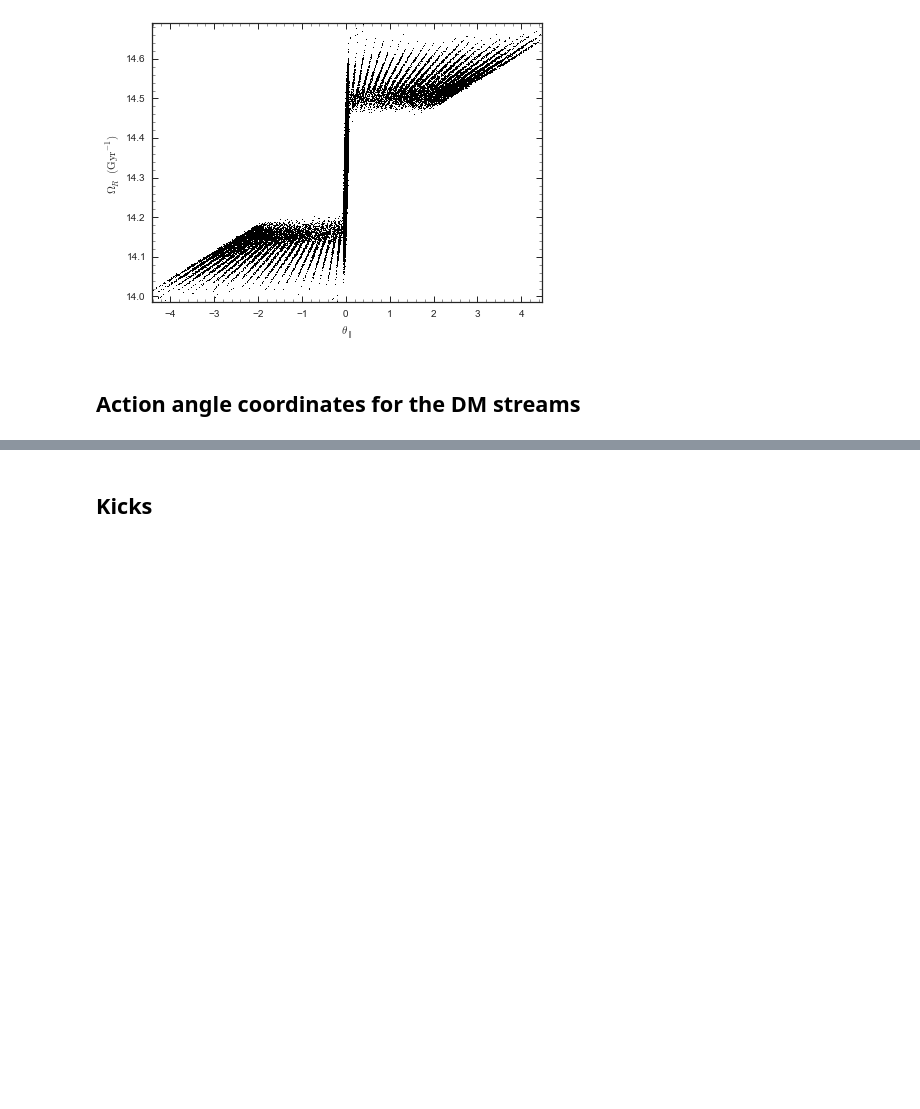
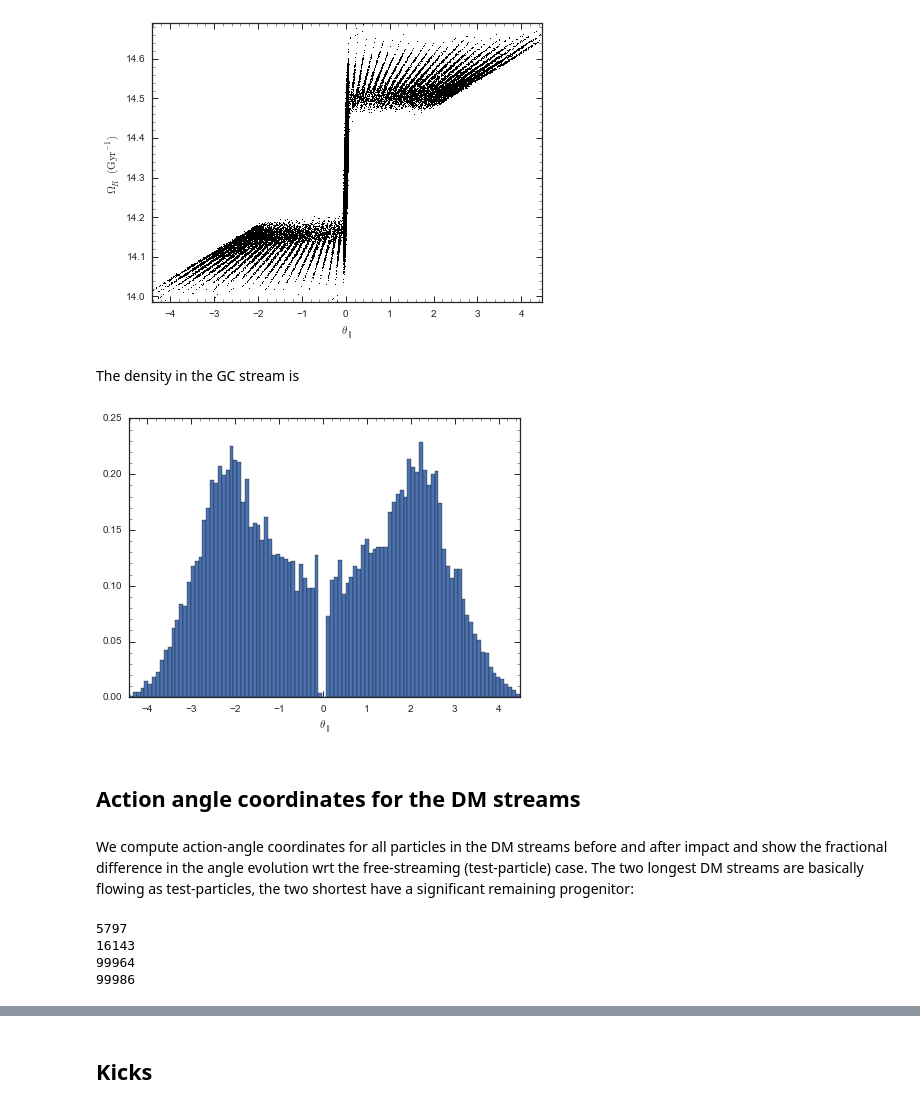
Before and after one commit to jobovy/stream-stream, a Jupyter notebook: py/SnapshotAnalysis.ipynb, the cells around one changed output, grey strips where cells are left out. Saved outputs shown, nothing was run; the diff lists cells and outputs as text; code cells hidden in the pictures; blank space fills up the shorter version.

```diff
--- a/py/SnapshotAnalysis.ipynb
+++ b/py/SnapshotAnalysis.ipynb
@@ -371,8 +374,19 @@ bovy_plot.bovy_plot(apar,
 # %% [output]
 [<matplotlib.lines.Line2D at 0x...>]
 [figure]
+# %% [markdown]
+The density in the GC stream is
+# %%
+thetap= (numpy.pi+(acfs[7]-numpy.median(acfs[7]))) % (2.*numpy.pi)
+debrisIndx= numpy.fabs(thetap-numpy.pi) > (6.*numpy.median(numpy.fabs(thetap-numpy.median(thetap))))
+dum= bovy_plot.bovy_hist(apar[debrisIndx],bins=101,normed=True,
+                        xlabel=r'$\theta_\parallel$')
+# %% [output]
+[figure, added]
 # %% [markdown]
 ## Action angle coordinates for the DM streams
+# %% [markdown]
+We compute action-angle coordinates for all particles in the DM streams before and after impact and show the fractional difference in the angle evolution wrt the free-streaming (test-particle) case. The two longest DM streams are basically flowing as test-particles, the two shortest have a significant remaining progenitor:
 # %%
 aa_filenames= [os.path.join(os.getenv('DATADIR'),
                             'bovy','stream-stream',fname)
@@ -392,3 +406,41 @@ RvRs.extend([rectangular_to_cylindrical(snap[100000:,1:,-1])
                    snap_dm0p375_after,snap_dm0p5_after]])
 for aa_filename, RvR in zip(aa_filenames,RvRs):
     dum= calc_aA_sim(RvR,aa_filename)
+# %%
+# Load the 0.125 one
+acfs_0p125_until= calc_aA_sim(None,os.path.join(os.getenv('DATADIR'),'bovy',
+                                                'stream-stream','dm_evol_0.125_untilimpact_aa.dat')) # No need for RvR
+acfs_0p125_after= calc_aA_sim(None,os.path.join(os.getenv('DATADIR'),'bovy',
+                                                'stream-stream','gcdm_evol_0.125_afterimpact_aa.dat')) # No need for RvR
+thetap= (numpy.pi+(acfs_0p125_after[7]-numpy.median(acfs_0p125_after[7]))) % (2.*numpy.pi)
+debrisIndx_0p125= numpy.fabs(thetap-numpy.pi) > (4.*numpy.median(numpy.fabs(thetap-numpy.median(thetap))))
+print numpy.sum(debrisIndx_0p125)
+# Load the 0.25 one
+acfs_0p25_until= calc_aA_sim(None,os.path.join(os.getenv('DATADIR'),'bovy',
+                                                'stream-stream','dm_evol_0.25_untilimpact_aa.dat')) # No need for RvR
+acfs_0p25_after= calc_aA_sim(None,os.path.join(os.getenv('DATADIR'),'bovy',
+                                                'stream-stream','gcdm_evol_0.25_afterimpact_aa.dat')) # No need for RvR
+thetap= (numpy.pi+(acfs_0p25_after[7]-numpy.median(acfs_0p25_after[7]))) % (2.*numpy.pi)
+debrisIndx_0p25= numpy.fabs(thetap-numpy.pi) > (2.*numpy.median(numpy.fabs(thetap-numpy.median(thetap))))
+print numpy.sum(debrisIndx_0p25)
+# Load the 0.375 one
+acfs_0p375_until= calc_aA_sim(None,os.path.join(os.getenv('DATADIR'),'bovy',
+                                                'stream-stream','dm_evol_0.375_untilimpact_aa.dat')) # No need for RvR
+acfs_0p375_after= calc_aA_sim(None,os.path.join(os.getenv('DATADIR'),'bovy',
+                                                'stream-stream','gcdm_evol_0.375_afterimpact_aa.dat')) # No need for RvR
+thetap= (numpy.pi+(acfs_0p375_after[7]-numpy.median(acfs_0p375_after[7]))) % (2.*numpy.pi)
+debrisIndx_0p375= numpy.fabs(thetap-numpy.pi) > (0.*numpy.median(numpy.fabs(thetap-numpy.median(thetap))))
+print numpy.sum(debrisIndx_0p375)
+# Load the 0.5 one
+acfs_0p5_until= calc_aA_sim(None,os.path.join(os.getenv('DATADIR'),'bovy',
+                                                'stream-stream','dm_evol_0.50_untilimpact_aa.dat')) # No need for RvR
+acfs_0p5_after= calc_aA_sim(None,os.path.join(os.getenv('DATADIR'),'bovy',
+                                                'stream-stream','gcdm_evol_0.50_afterimpact_aa.dat')) # No need for RvR
+thetap= (numpy.pi+(acfs_0p5_after[7]-numpy.median(acfs_0p5_after[7]))) % (2.*numpy.pi)
+debrisIndx_0p5= numpy.fabs(thetap-numpy.pi) > (0.*numpy.median(numpy.fabs(thetap-numpy.median(thetap))))
+print numpy.sum(debrisIndx_0p5)
+# %% [output]
+5797
+16143
+99964
+99986
```
Also changed, not shown: parts of 24 cells of this notebook.
